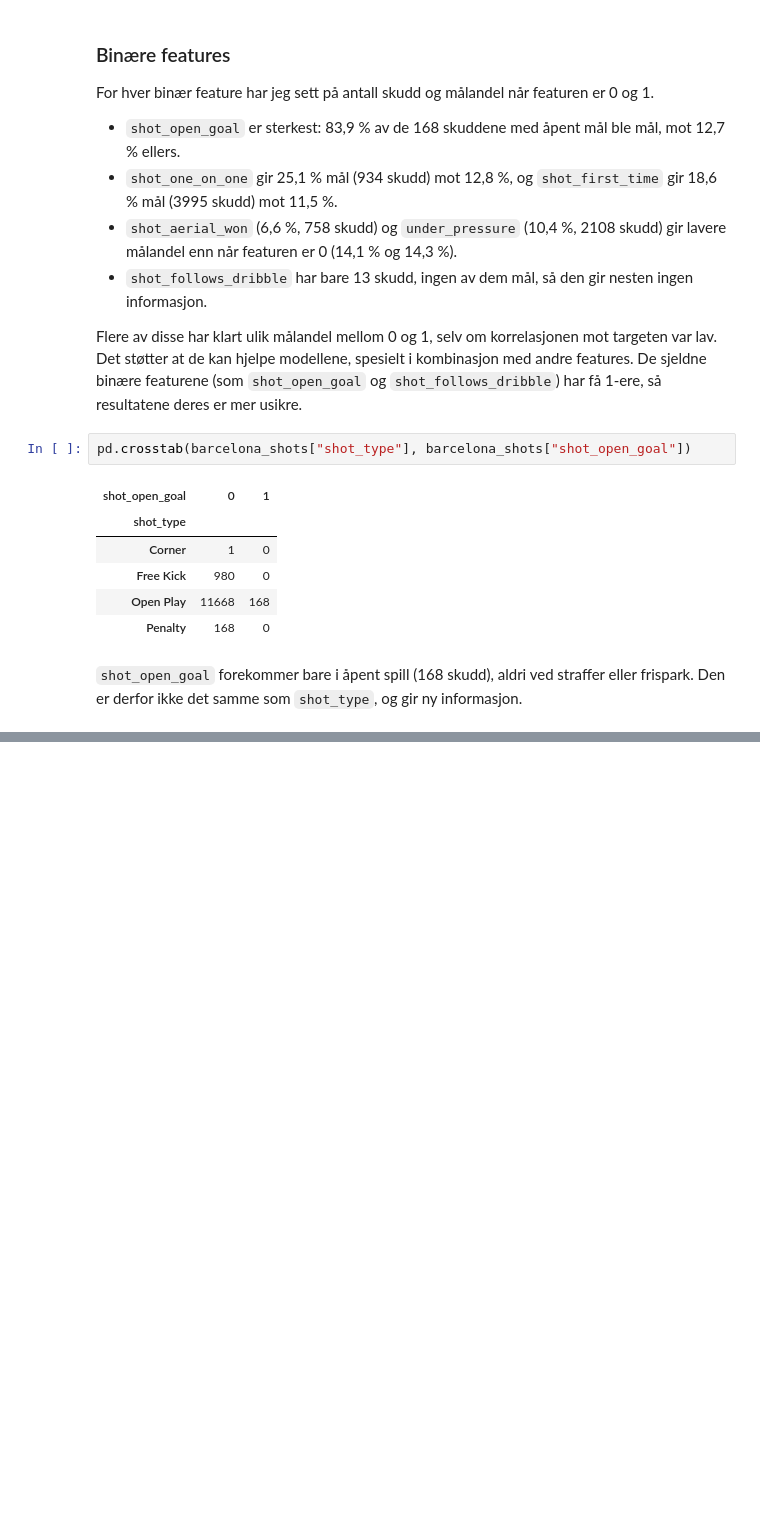
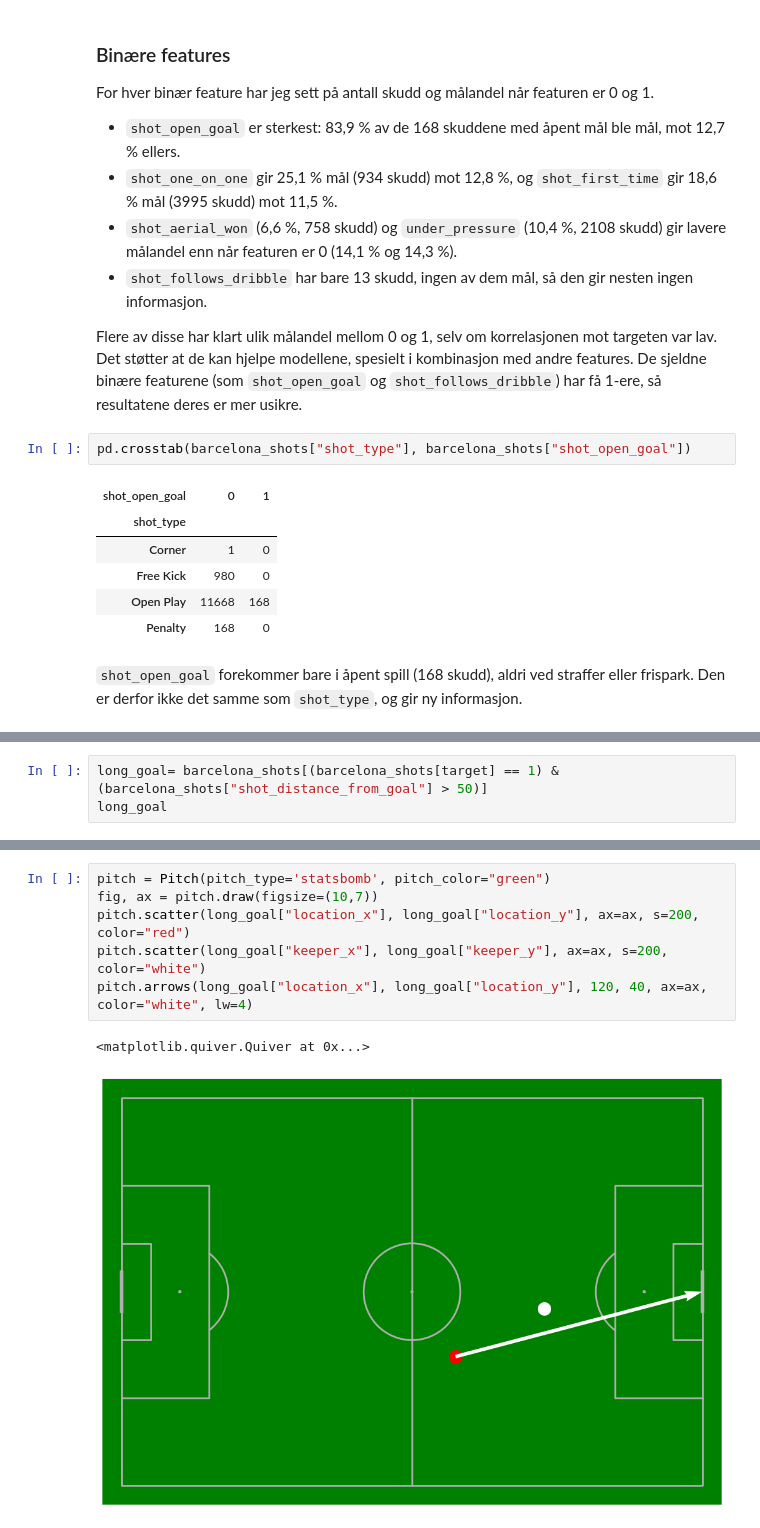
Before and after one commit to Daniel11098/football-predictions, a Jupyter notebook: Mandtory2/Ensemble_Models_And_Ann.ipynb, the cells around one changed output, grey strips where cells are left out. Cells and saved outputs as stored; diff of their text form; blank space fills up the shorter version.

```diff
--- a/Mandtory2/Ensemble_Models_And_Ann.ipynb
+++ b/Mandtory2/Ensemble_Models_And_Ann.ipynb
@@ -1336,0 +1366,3 @@ pd.crosstab(barcelona_shots["shot_type"], barcelona_shots["shot_open_goal"])
+# %%
+long_goal= barcelona_shots[(barcelona_shots[target] == 1) & (barcelona_shots["shot_distance_from_goal"] > 50)]
+long_goal
@@ -1336,0 +1372,9 @@ pd.crosstab(barcelona_shots["shot_type"], barcelona_shots["shot_open_goal"])
+# %%
+pitch = Pitch(pitch_type='statsbomb', pitch_color="green")
+fig, ax = pitch.draw(figsize=(10,7))
+pitch.scatter(long_goal["location_x"], long_goal["location_y"], ax=ax, s=200, color="red")
+pitch.scatter(long_goal["keeper_x"], long_goal["keeper_y"], ax=ax, s=200, color="white")
+pitch.arrows(long_goal["location_x"], long_goal["location_y"], 120, 40, ax=ax, color="white", lw=4)
+# %% [output]
+<matplotlib.quiver.Quiver at 0x...>
+[figure, added]
```
Also changed, not shown: parts of 43 cells of this notebook, 4 other files.
